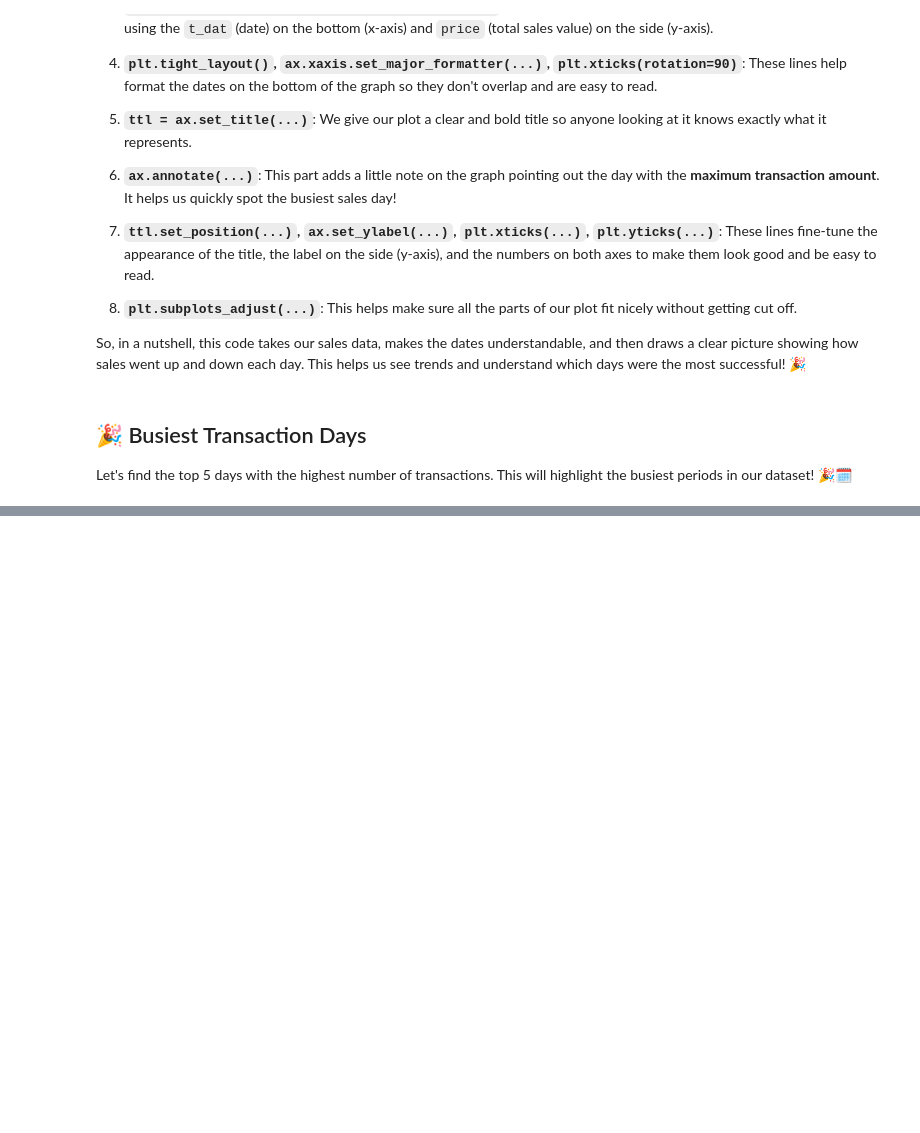
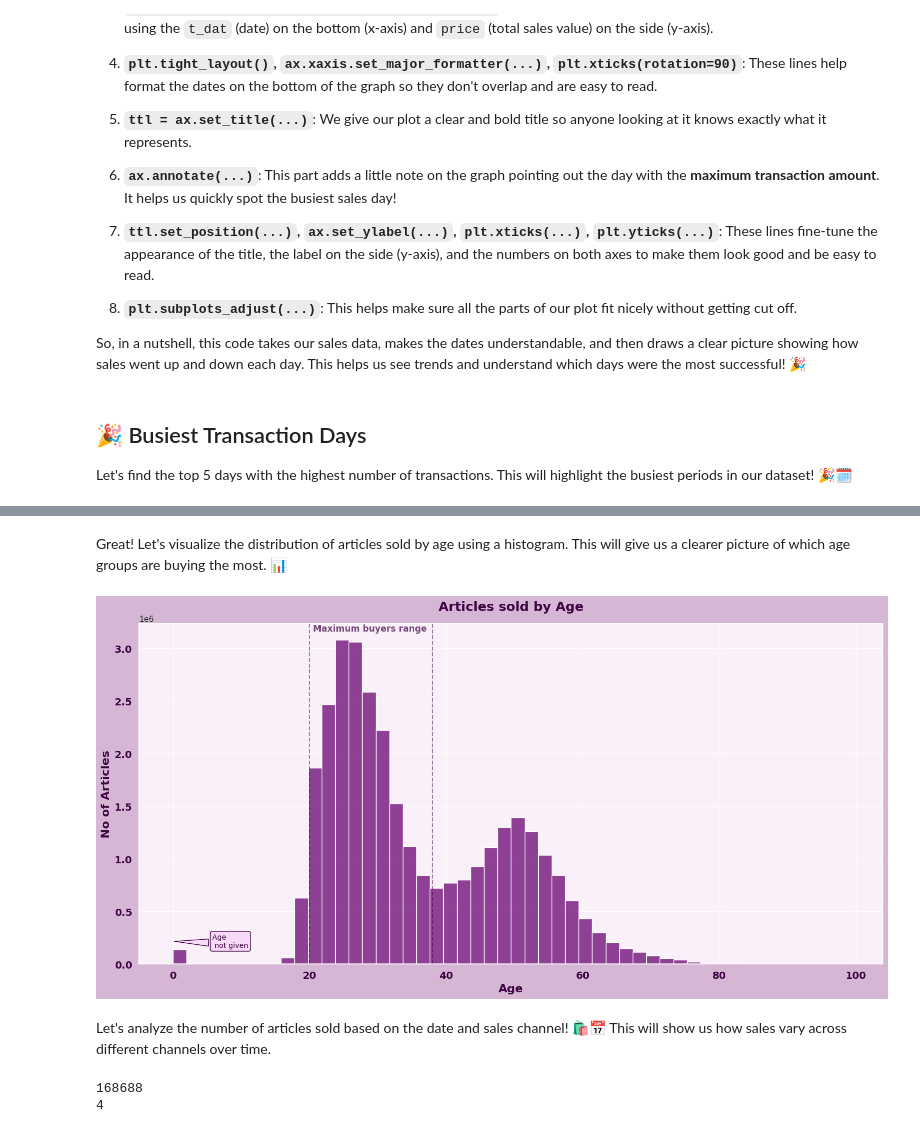
Before and after one commit to amien1410/colab-notebooks, a Jupyter notebook: Colab_Pyspark_H&M_EDA_Recommendation.ipynb, the cells around one changed output, grey strips where cells are left out. Saved outputs shown, nothing was run; the diff lists cells and outputs as text; code cells hidden in the pictures; blank space fills up the shorter version.

```diff
--- a/Colab_Pyspark_H&M_EDA_Recommendation.ipynb
+++ b/Colab_Pyspark_H&M_EDA_Recommendation.ipynb
@@ -345,0 +348,6 @@ fig.show()
+# %%
+# Here is the code you provided to create total_tran
+custfin= pd.DataFrame(customers, columns = ['customer_id','age'])
+total_tran = pd.merge(custfin,transactions, how='right', on='customer_id')
+total_tran["age"].fillna(value=0,inplace=True)
+total_tran["age"]=total_tran["age"].apply(int)
@@ -345,0 +359,56 @@ fig.show()
+# %% [markdown]
+Great! Let's visualize the distribution of articles sold by age using a histogram. This will give us a clearer picture of which age groups are buying the most. 📊
+# %%
+sns.set(rc={'axes.facecolor':'#faf0fa'}) # graph facecolor
+font_color = '#3e0542'
+# Removed custom fonts as they might not be available
+# csfont = {'fontname':'Georgia'} # title font
+# hfont = {'fontname':'Calibri'} # main font
+fig, ax = plt.subplots(facecolor='#d6b6d5')
+fig.set_size_inches(18,12)
+ax = sns.histplot(data=total_tran, x='age', bins=50,color='#6a0573')
+
+ax.annotate('Age \n not given',
+            xy=(0,216100),
+            xycoords='data',
+            xytext=(55, 0), textcoords='offset points',
+            size=10, va="center",
+            color='#3e0542',
+            bbox=dict(boxstyle="round",facecolor='#f7daf7', edgecolor='#3e0542'),
+            arrowprops=dict(arrowstyle="wedge,tail_width=1.",
+                            facecolor='#f7daf7',
+                            edgecolor='#3e0542',
+                            relpos=(0.1, 0.4)))
+
+ax.axvline(x=20, linestyle='dashed', alpha=0.5,color='#3e0542')
+ax.axvline(x=38, linestyle='dashed', alpha=0.5,color='#3e0542')
+ax.text(x=20.5, y=3161000, s='Maximum buyers range', alpha=0.7, color='#3e0542',fontweight = 'bold')
+
+# Set the title and its position once
+ttl = ax.set_title('Articles sold by Age', fontsize=18, pad=18, color=font_color, fontweight = 'bold')
+ttl.set_position([.5, 1.02])
+
+
+ax.set_ylabel('No of Articles', color=font_color, fontsize=16, fontweight = 'bold')
+ax.set_xlabel('Age', color=font_color, fontsize=16, fontweight = 'bold')
+plt.xticks(color=font_color, fontweight = 'bold')
+plt.yticks(color=font_color, fontweight = 'bold')
+for label in (ax.get_xticklabels() + ax.get_yticklabels()):
+    label.set_fontsize(14)
+
+
+# Adjust subplots so that the title and labels would fit
+plt.subplots_adjust(top=0.85, bottom=0.3, left=0.1, right=0.9)
+plt.show()
+# %% [output]
+[figure, added]
+# %% [markdown]
+Let's analyze the number of articles sold based on the date and sales channel! 🛍️📅 This will show us how sales vary across different channels over time.
+# %%
+datanew= pd.DataFrame(total_tran, columns = ['price','t_dat','sales_channel_id','article_id'])
+df = datanew.groupby(["t_dat", "sales_channel_id"])["article_id"].count().reset_index()
+print (df.article_id.max())
+print (df.article_id.min())
+# %% [output]
+168688
+4
```
Also changed, not shown: parts of 6 cells of this notebook.
